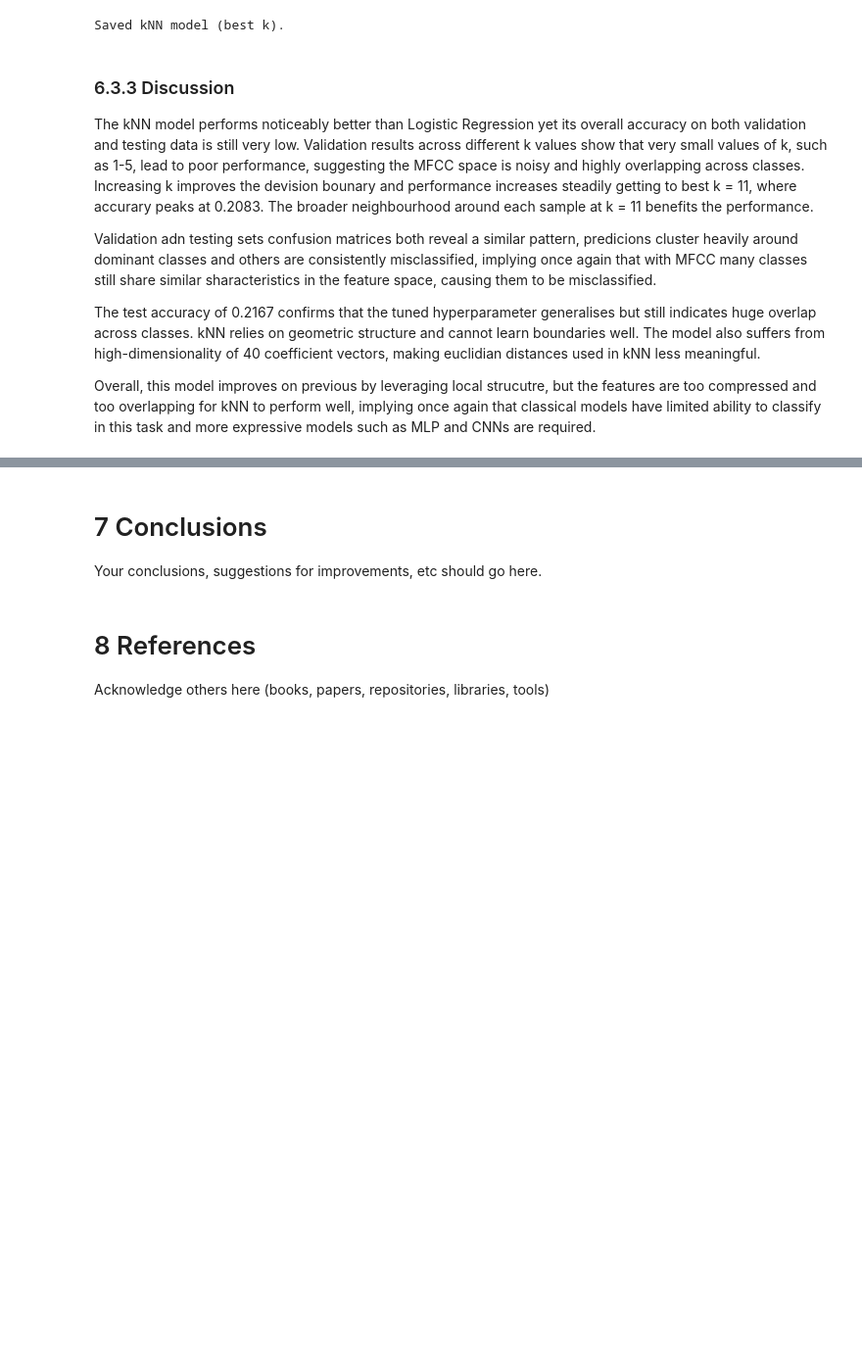
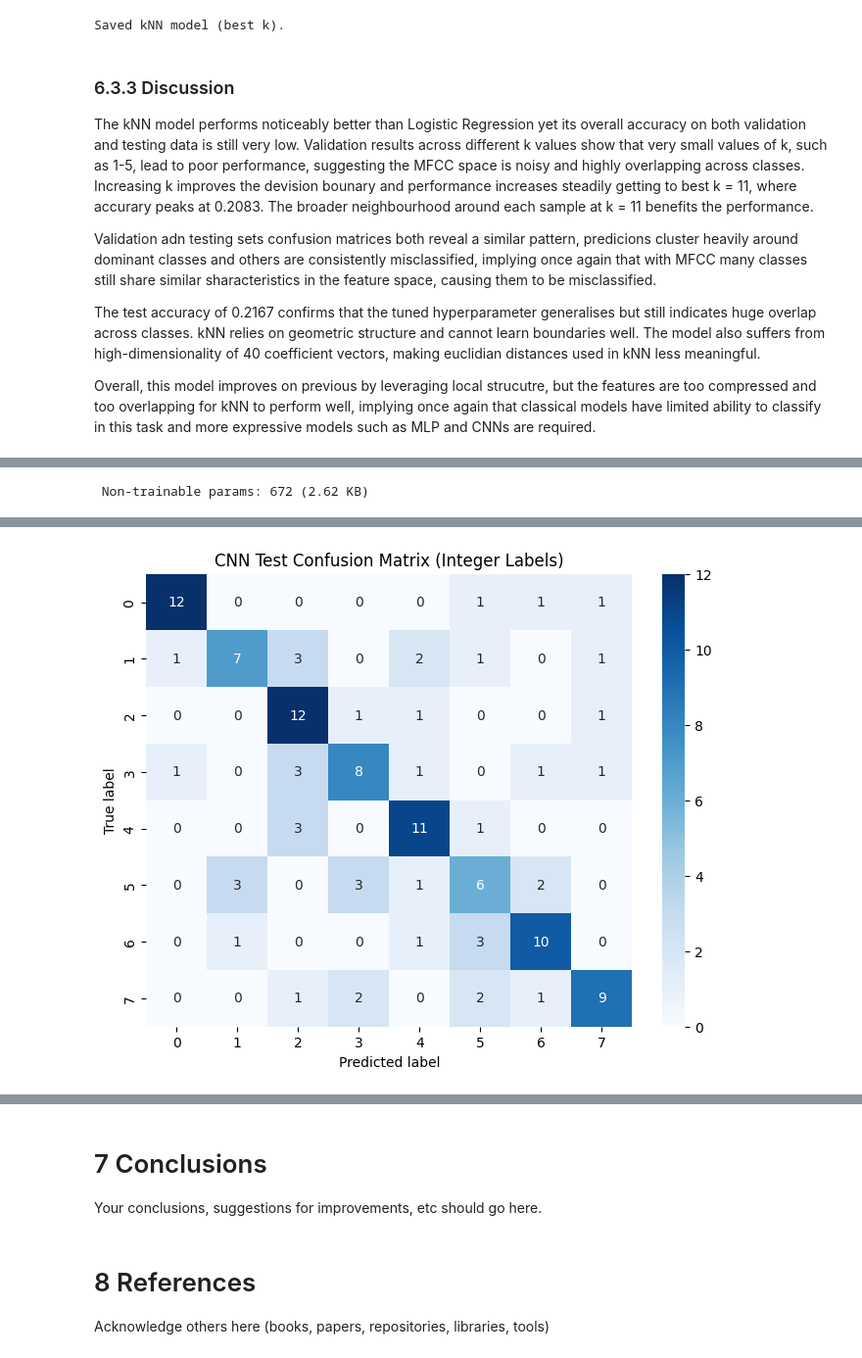
Before and after one commit to dgorbunova/ML-Hums-Whistles-Classification, a Jupyter notebook: notebook/ECS7020P_miniproject_2526.ipynb, the cells around one changed output, grey strips where cells are left out. Shown at 98% size. Cells and saved outputs as stored; diff of their text form; code cells hidden in the pictures; blank space fills up the shorter version.

```diff
--- a/notebook/ECS7020P_miniproject_2526.ipynb
+++ b/notebook/ECS7020P_miniproject_2526.ipynb
@@ -927,0 +1207,78 @@ Overall, this model improves on previous by leveraging local strucutre, but the
+# %%
+cnn_model_f = Sequential([
+    Conv2D(16, (3, 3), activation="relu", padding="same", input_shape=input_shape),
+    MaxPooling2D((2, 2)),
+    BatchNormalization(),
+
+    Conv2D(32, (5, 5), activation="relu", padding="same"),
+    MaxPooling2D((2, 2)),
+    BatchNormalization(),
+
+    Conv2D(32, (3, 3), activation="relu", padding="same"),
+    MaxPooling2D((2, 2)),
+    BatchNormalization(),
+
+    Conv2D(64, (5, 5), activation="relu", padding="same"),
+    MaxPooling2D((2, 2)),
+    BatchNormalization(),
+
+    Conv2D(64, (3, 3), activation="relu", padding="same"),
+    MaxPooling2D((2, 2)),
+    BatchNormalization(),
+
+    Conv2D(128, (5, 5), activation="relu", padding="same"),
+    Conv2D(128, (3, 3), activation="relu", padding="same"),
+    Conv2D(128, (2, 2), activation="relu", padding="same"),
+
+    MaxPooling2D((2, 2)),
+    BatchNormalization(),
+
+    Flatten(),
+    Dense(128, activation="relu"),
+    Dense(64, activation="relu"),
+    Dense(32, activation="relu"),
+    Dropout(0.3),
+    Dense(num_classes, activation="softmax"),
+])
+
+cnn_model_f.summary()
+
+
+
+cnn_model_f.compile(
+    optimizer=tf.keras.optimizers.Adam(learning_rate=0.0005),
+    loss="categorical_crossentropy",
+    metrics=["accuracy"],
+)
+
+history = cnn_model_f.fit(
+    X_train_spec, y_train_cat,
+    validation_data=(X_val_spec, y_val_cat),
+    epochs=50,
+    batch_size=16,
+    verbose=1
+)
+
+test_probs = cnn_model_f.predict(X_test_spec)
+test_preds = np.argmax(test_probs, axis=1)
+test_acc = accuracy_score(y_test, test_preds)
+print(f"Test accuracy (CNN): {test_acc:.4f}")
+
+cm = confusion_matrix(y_test, test_preds)
+
+plt.figure(figsize=(8, 6))
+sns.heatmap(
+    cm,
+    annot=True,
+    fmt="d",
+    cmap="Blues"
+)
+plt.xlabel("Predicted label")
+plt.ylabel("True label")
+plt.title("CNN Test Confusion Matrix (Integer Labels)")
+plt.show()
+
+# Save best CNN model
+cnn_model_f.save("../models/cnn_model.h5")
+print("Saved best CNN model to models/cnn_model.h5")
+# %% [output]
@@ -927,0 +1305 @@ Overall, this model improves on previous by leveraging local strucutre, but the
+ Non-trainable params: 672 (2.62 KB)
@@ -927,0 +1323 @@ Overall, this model improves on previous by leveraging local strucutre, but the
+[figure, added]
```
Also changed, not shown: parts of 13 cells of this notebook, 2 other files.
